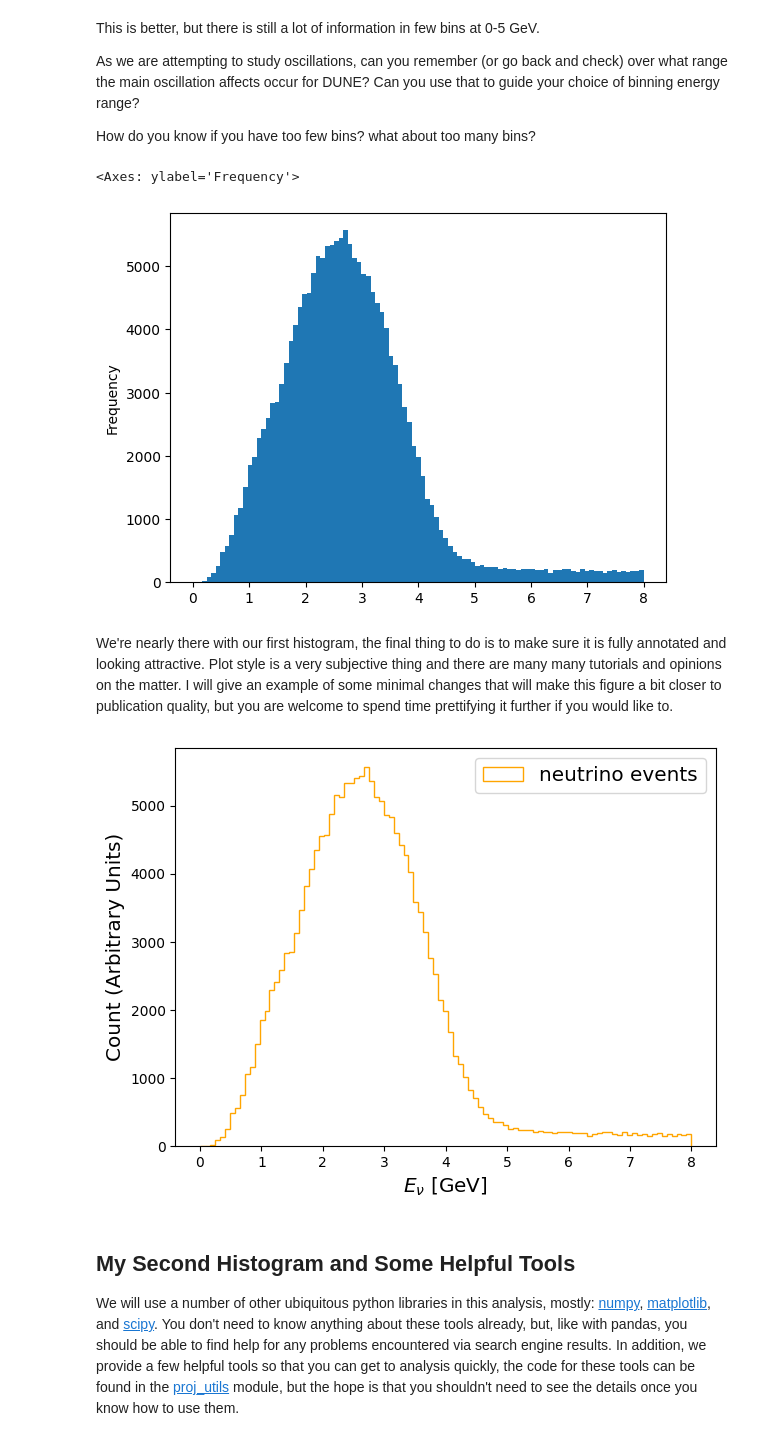
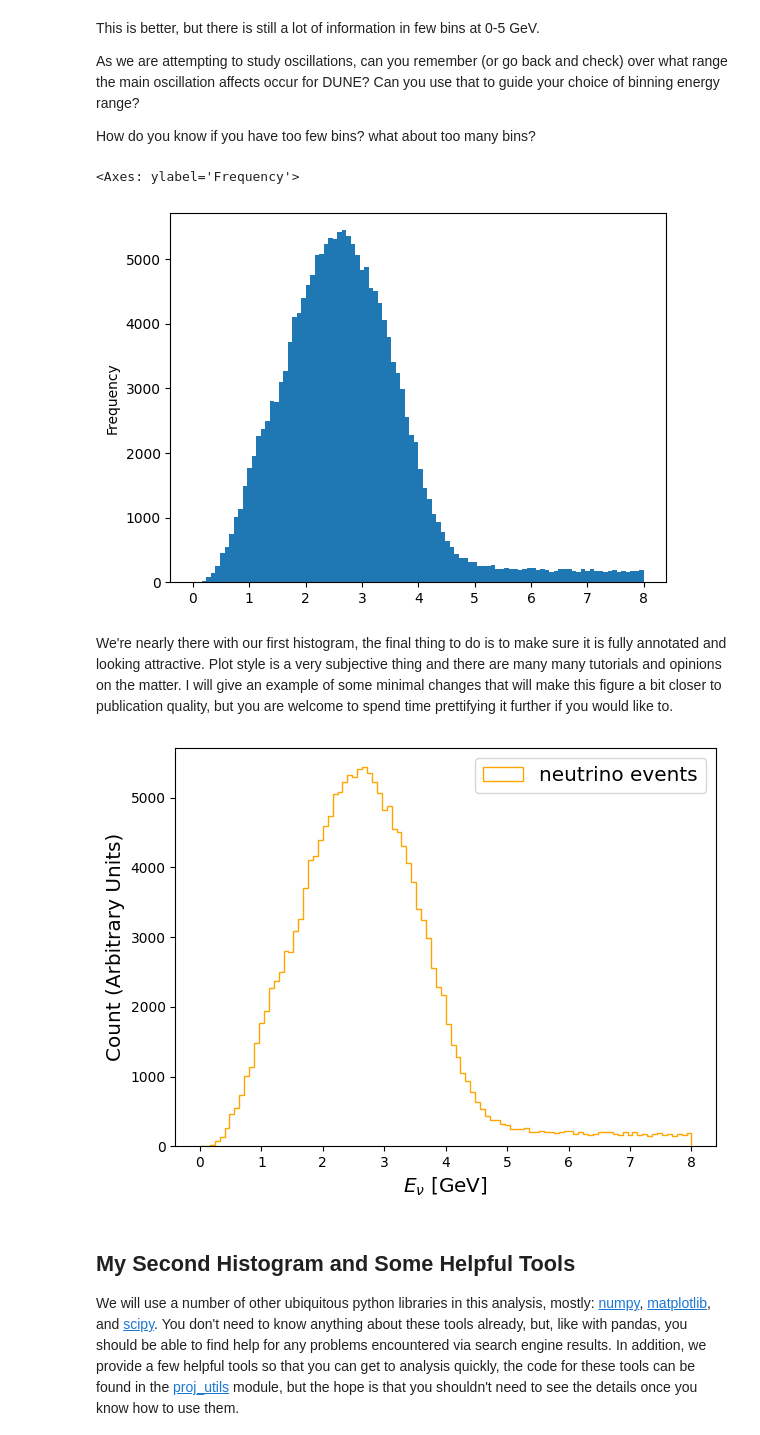
Before and after one commit to luketpickering/NuOscWE, a Jupyter notebook: EventSamples.ipynb, the cells around one changed output. Saved outputs shown, nothing was run; the diff lists cells and outputs as text; code cells hidden in the pictures.

```diff
--- a/EventSamples.ipynb
+++ b/EventSamples.ipynb
@@ -86,19 +85,20 @@ As we are attempting to study oscillations, can you remember (or go back and che
 How do you know if you have too few bins? what about too many bins?
 # %%
 start = 0
-stop = # enter maximum binned energy here
-num = # enter a number of bins here
+stop = 8 # enter maximum binned energy here
+nbins = 100 # enter a number of bins here
+num = nbins + 1
 # %%
-simulated_events_nu_mode["E_nu"].plot(kind='hist', bins=np.linspace(start=start, stop=stop, num=num))
+simulated_events_nu_mode["E_neutrino"].plot(kind='hist', bins=np.linspace(start=start, stop=stop, num=num))
 # %% [output]
 <Axes: ylabel='Frequency'>
-[figure, old version]
+[figure, new version]
 # %% [markdown]
 We're nearly there with our first histogram, the final thing to do is to make sure it is fully annotated and looking attractive. Plot style is a very subjective thing and there are many many tutorials and opinions on the matter. I will give an example of some minimal changes that will make this figure a bit closer to publication quality, but you are welcome to spend time prettifying it further if you would like to.
 # %%
 import matplotlib.pyplot as plt
 
-simulated_events_nu_mode["E_nu"].plot(kind='hist', bins=np.linspace(start=start, stop=stop, num=num), histtype="step", color="orange", label="neutrino events")
+simulated_events_nu_mode["E_neutrino"].plot(kind='hist', bins=np.linspace(start=start, stop=stop, num=num), histtype="step", color="orange", label="neutrino events")
 
 plt.xlabel(r"$E_{\nu}$ [GeV]", size="x-large")
 plt.ylabel("Count (Arbitrary Units)", size="x-large")
@@ -107,7 +107,7 @@ plt.legend(fontsize="x-large")
 plt.tight_layout()
 plt.show()
 # %% [output]
-[figure, old version]
+[figure, new version]
 # %% [markdown]
 ## My Second Histogram and Some Helpful Tools
 
```
Also changed, not shown: parts of 21 cells of this notebook, 2 other files.
